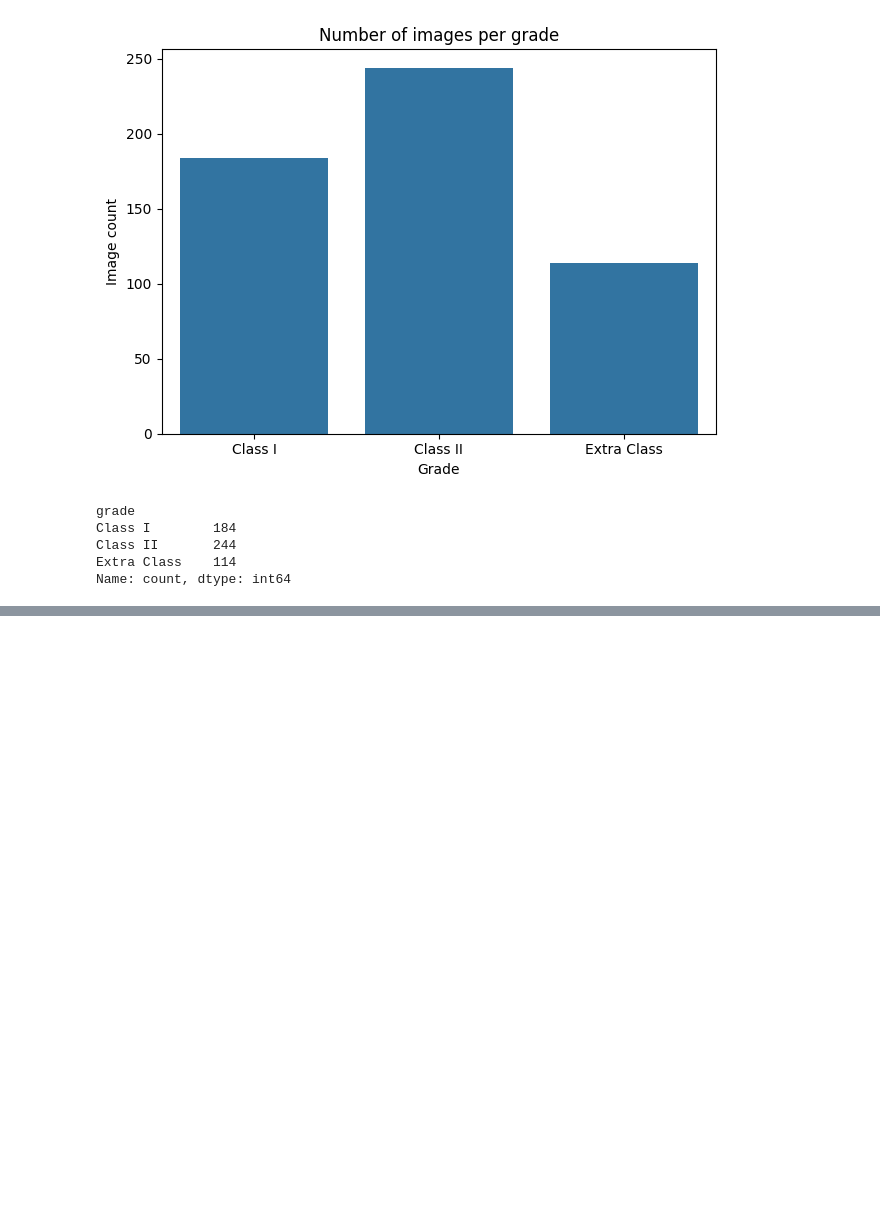
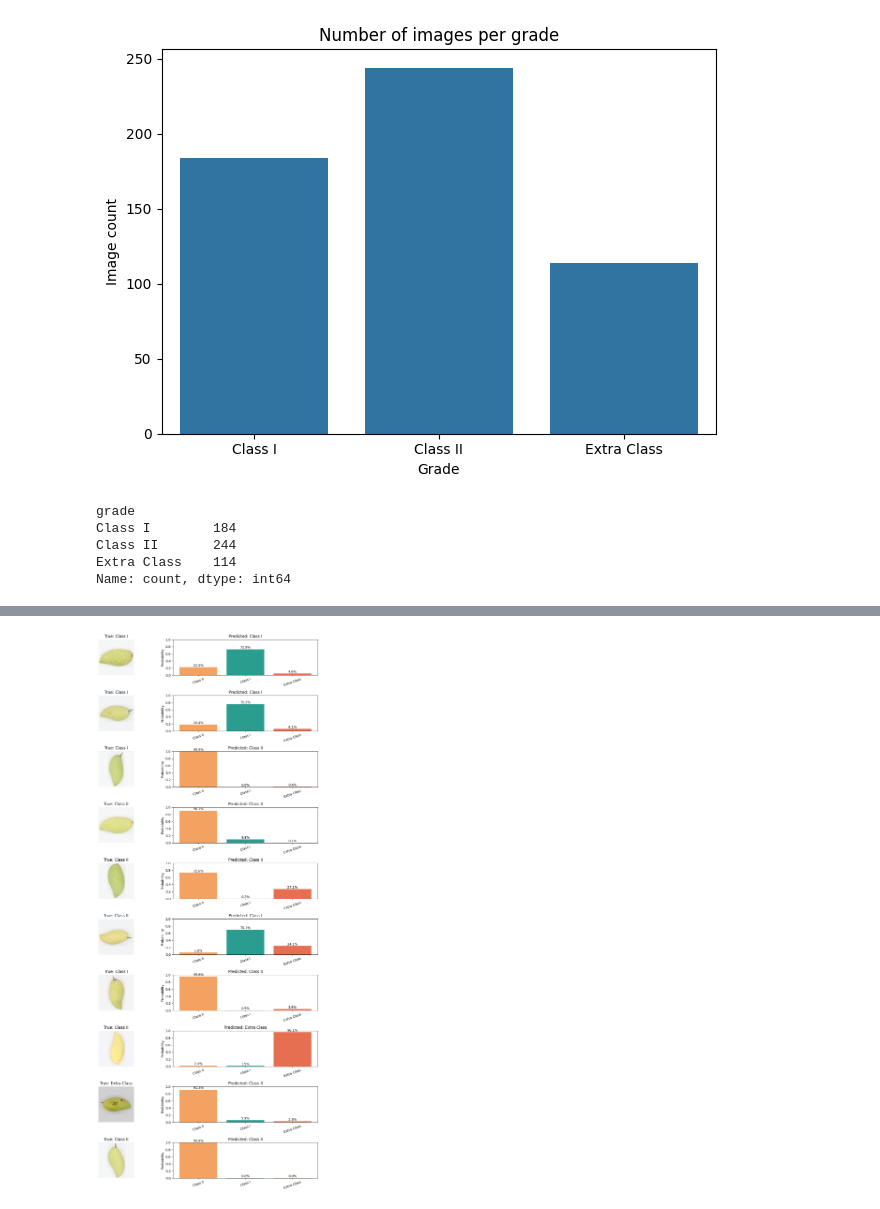
Before and after one commit to nemoirisgurl/mango-detect, a Jupyter notebook: training/01_model_training.ipynb, the cells around one changed output, grey strips where cells are left out. Drawn from its saved outputs; the diff is of its cells as text; code cells hidden in the pictures; blank space fills up the shorter version.

```diff
--- a/training/01_model_training.ipynb
+++ b/training/01_model_training.ipynb
@@ -103,0 +238,4 @@ Validation classes: {'Class II': 48, 'Class I': 37, 'Extra Class': 23}
+# %%
+model = CNNModule(numeric_features=len(FEATURE_COLUMNS), num_classes=len(CLASS_TO_INDEX))
+logits = model(images, numeric_features)
+print(logits.shape)
@@ -103,0 +620,33 @@ Validation classes: {'Class II': 48, 'Class I': 37, 'Extra Class': 23}
+# %%
+import random
+
+fig, ax = plt.subplots(10, 2, figsize=(12, 24))
+for i in range(10):
+    sampled_test_idx = random.randint(0, len(test_fruits) - 1)
+    sampled_test_fruit = test_fruits.iloc[sampled_test_idx]
+    fruit_img = plt.imread(str(sampled_test_fruit['image']))
+    ax[i][0].imshow(fruit_img)
+    ax[i][0].axis('off')
+    ax[i][0].set_title(f'True: {predicted_class}')
+
+    image_tensor, feature_tensor, _ = final_test_dataset[sampled_test_idx]
+    with torch.no_grad():
+        logits = final_model(
+            image_tensor.unsqueeze(0).to(device),
+            feature_tensor.unsqueeze(0).to(device),
+        )
+        probabilities = torch.softmax(logits, dim=1).squeeze(0).cpu().numpy()
+
+    predicted_class = class_names_by_index[int(probabilities.argmax())]
+    ax[i][1].bar(class_names_by_index, probabilities, color=['#F4A261', '#2A9D8F', '#E76F51'])
+    ax[i][1].set_ylim(0, 1)
+    ax[i][1].set_ylabel('Probability')
+    ax[i][1].set_title(f'Predicted: {predicted_class}')
+    ax[i][1].tick_params(axis='x', rotation=20)
+    for grade, probability in zip(class_names_by_index, probabilities):
+        ax[i][1].text(grade, probability + 0.02, f'{probability:.1%}', ha='center')
+
+plt.tight_layout()
+plt.show()
+# %% [output]
+[figure, added]
```
Also changed, not shown: parts of 7 cells of this notebook, 1 other file.
